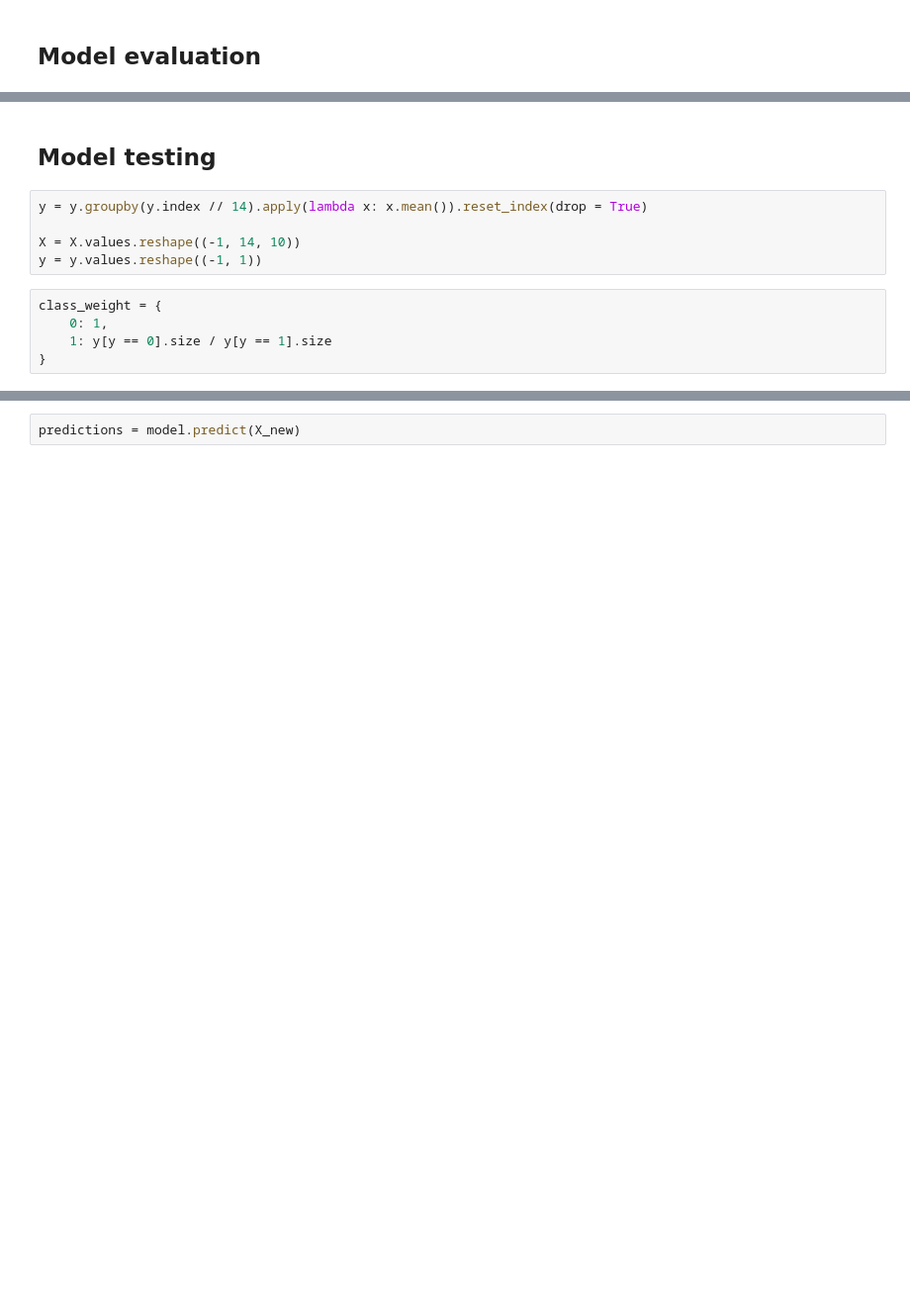
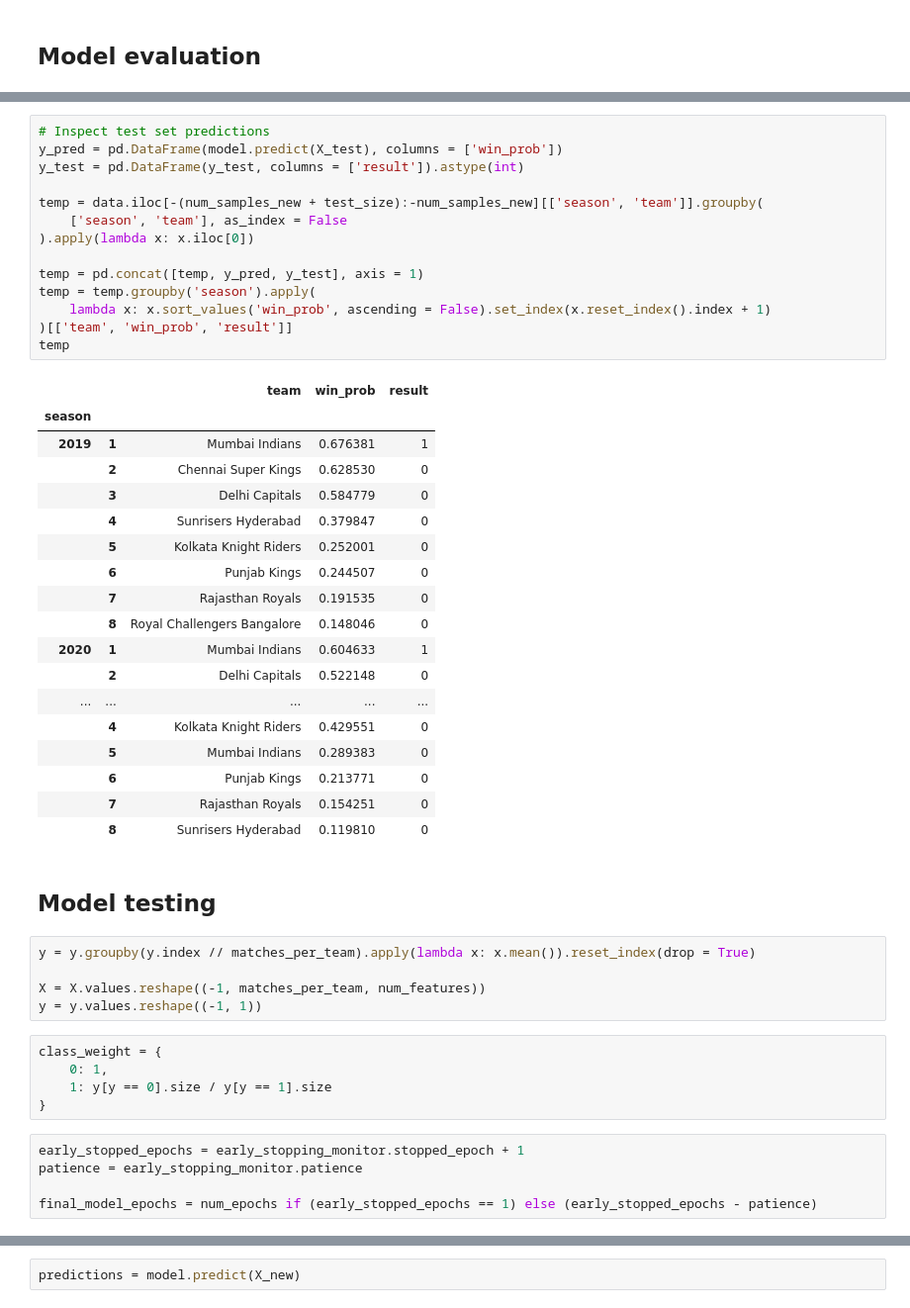
Before and after one commit to hmshreyas7/ipl-2022, a Jupyter notebook: live-champions-predictor.ipynb, the cells around one changed output, grey strips where cells are left out. Shown at 99% size. Cells and saved outputs as stored; diff of their text form; blank space fills up the shorter version.

```diff
--- a/live-champions-predictor.ipynb
+++ b/live-champions-predictor.ipynb
@@ -171,13 +164,51 @@ plt.show()
+# %%
+# Inspect test set predictions
+y_pred = pd.DataFrame(model.predict(X_test), columns = ['win_prob'])
+y_test = pd.DataFrame(y_test, columns = ['result']).astype(int)
+
+temp = data.iloc[-(num_samples_new + test_size):-num_samples_new][['season', 'team']].groupby(
+    ['season', 'team'], as_index = False
+).apply(lambda x: x.iloc[0])
+
+temp = pd.concat([temp, y_pred, y_test], axis = 1)
+temp = temp.groupby('season').apply(
+    lambda x: x.sort_values('win_prob', ascending = False).set_index(x.reset_index().index + 1)
+)[['team', 'win_prob', 'result']]
+temp
+# %% [output]
+|  |  | team | win_prob | result |
+| season |  |  |  |  |
+| 2019 | 1 | Mumbai Indians | 0.676381 | 1 |
+|  | 2 | Chennai Super Kings | 0.628530 | 0 |
+|  | 3 | Delhi Capitals | 0.584779 | 0 |
+|  | 4 | Sunrisers Hyderabad | 0.379847 | 0 |
+|  | 5 | Kolkata Knight Riders | 0.252001 | 0 |
+|  | 6 | Punjab Kings | 0.244507 | 0 |
+|  | 7 | Rajasthan Royals | 0.191535 | 0 |
+|  | 8 | Royal Challengers Bangalore | 0.148046 | 0 |
+| 2020 | 1 | Mumbai Indians | 0.604633 | 1 |
+|  | 2 | Delhi Capitals | 0.522148 | 0 |
+| ... | ... | ... | ... | ... |
+|  | 4 | Kolkata Knight Riders | 0.429551 | 0 |
+|  | 5 | Mumbai Indians | 0.289383 | 0 |
+|  | 6 | Punjab Kings | 0.213771 | 0 |
+|  | 7 | Rajasthan Royals | 0.154251 | 0 |
+|  | 8 | Sunrisers Hyderabad | 0.119810 | 0 |
 # %% [markdown]
 ## Model testing
 # %%
-y = y.groupby(y.index // 14).apply(lambda x: x.mean()).reset_index(drop = True)
+y = y.groupby(y.index // matches_per_team).apply(lambda x: x.mean()).reset_index(drop = True)
 
-X = X.values.reshape((-1, 14, 10))
+X = X.values.reshape((-1, matches_per_team, num_features))
 y = y.values.reshape((-1, 1))
 # %%
 class_weight = {
     0: 1,
     1: y[y == 0].size / y[y == 1].size
 }
+# %%
+early_stopped_epochs = early_stopping_monitor.stopped_epoch + 1
+patience = early_stopping_monitor.patience
+
+final_model_epochs = num_epochs if (early_stopped_epochs == 1) else (early_stopped_epochs - patience)
 # %%
```
Also changed, not shown: parts of 22 cells of this notebook.
